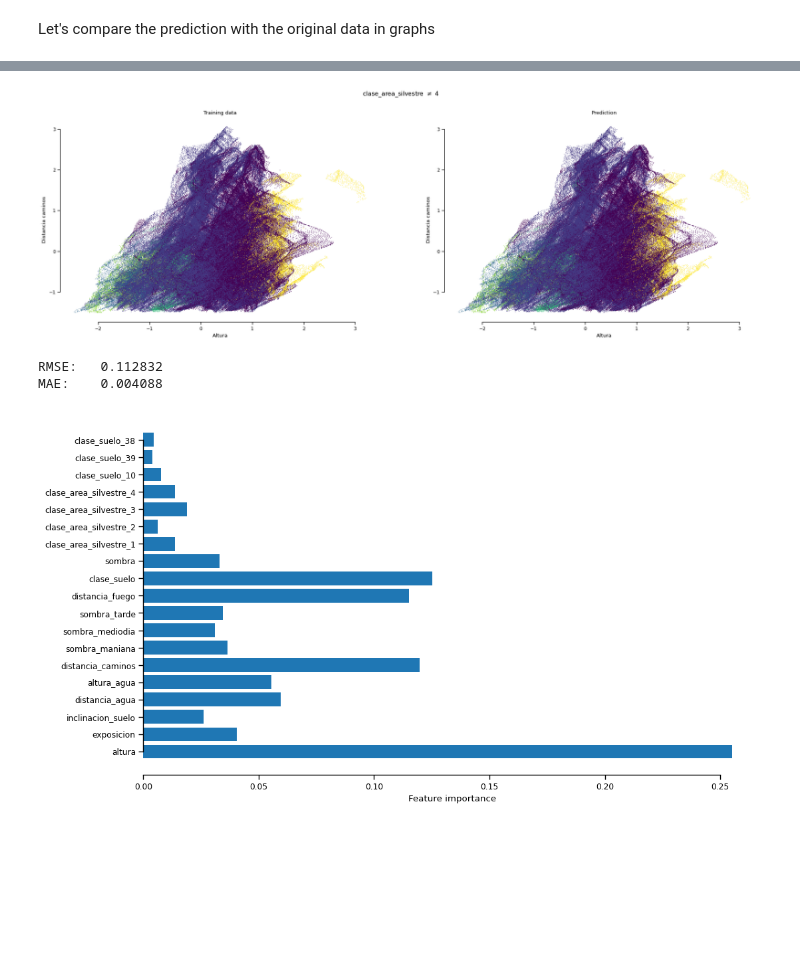
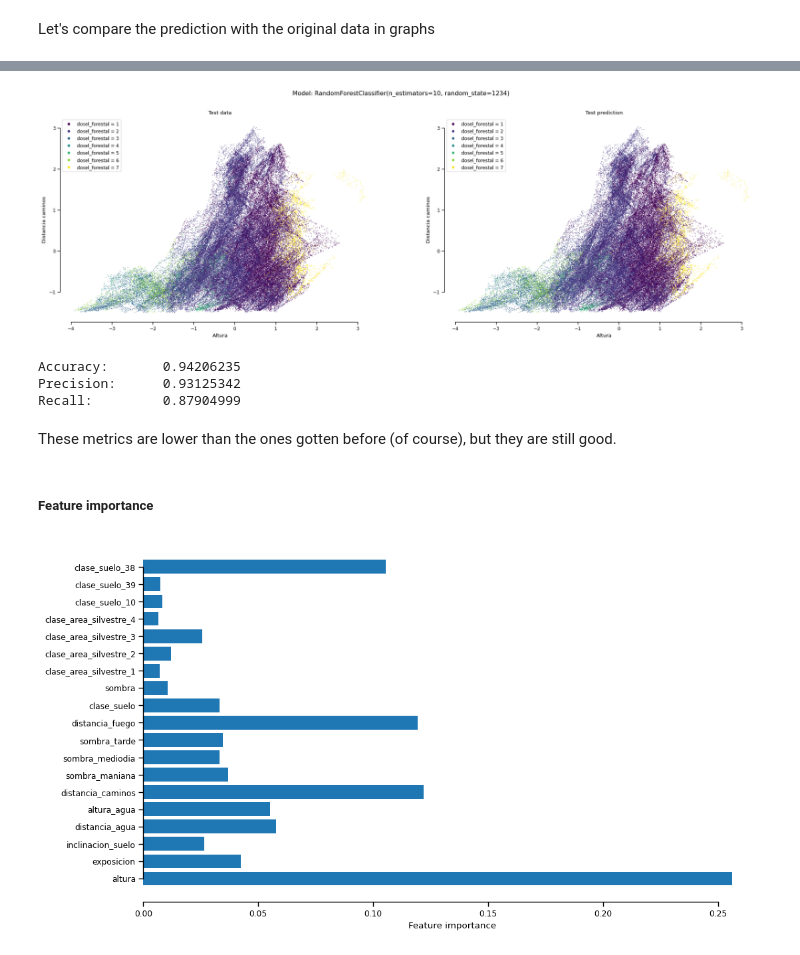
Before and after one commit to studentenherz/MLF_Vegetation, a Jupyter notebook: notebooks/model_training.ipynb, the cells around one changed output, grey strips where cells are left out. Cells and saved outputs as stored; diff of their text form; code cells hidden in the pictures; blank space fills up the shorter version.

```diff
--- a/notebooks/model_training.ipynb
+++ b/notebooks/model_training.ipynb
@@ -57,7 +57,8 @@ cat_features = [
 	'clase_area_silvestre_4',
 	'clase_suelo_10',
 	'clase_suelo_39',
-	'clase_suelo_38'
+	'clase_suelo_38',
+	'clase_suelo'
 	]
 
 num_data = data.drop(cat_features, axis=1)
@@ -116,38 +152,64 @@ sns.despine(trim=True)
+# %%
+from prep_data import preapare_data
+
+# Import testing set
+test_set = pd.read_pickle(os.path.join(DATA_SUBDIR, 'test.pkl'))
+
+# Prepare the testing set
+prep_test, test_target = preapare_data(test_set)
+# %%
+# Predict
+rf_test_prediction = rf_classifier.predict(prep_test)
 # %%
+from matplotlib import pyplot as plt
+
 idx_altura = 0; idx_inclinacion_suelo = 2; idx_distancia_caminos = 5; idx_sombra = 11; idx_clase_area_silvestre_4 = 15;
 
 
 fig = plt.figure(figsize=(24, 7))
-fig.suptitle("clase_area_silvestre $\\neq$ 4")
+fig.suptitle(f'Model: {rf_classifier}')
 sns.set_context("paper")
 
-mask = np.logical_not(prep_data.T[idx_clase_area_silvestre_4].astype('bool'))
+ax = fig.add_subplot(121, title="Test data")
+ax.scatter(prep_test.T[idx_altura], prep_test.T[idx_distancia_caminos], c=test_target, s=0.1)
 
-ax = fig.add_subplot(121, title="Training data")
-ax.scatter(prep_data.T[idx_altura][mask], prep_data.T[idx_distancia_caminos][mask], c=target[mask], s=0.1)
+# Legend handles
+lp = lambda i: plt.plot([],color=sc.cmap(sc.norm(i)), mec='none', label=f'dosel_forestal = {i:g}', ls='', marker='o')[0]
+handles = [lp(i) for i in np.unique(test_target)]
+plt.legend(handles=handles)
 
 ax.set_xlabel("Altura")
 ax.set_ylabel("Distancia caminos")
 
-ax = fig.add_subplot(122, title="Prediction")
-ax.scatter(prep_data.T[idx_altura][mask], prep_data.T[idx_distancia_caminos][mask], c=rf_prediction[mask], s=0.1)
+ax = fig.add_subplot(122, title="Test prediction")
+sc = ax.scatter(prep_test.T[idx_altura], prep_test.T[idx_distancia_caminos], c=rf_test_prediction, s=0.1)
+
+# Legend handles
+handles = [lp(i) for i in np.unique(rf_test_prediction)]
+plt.legend(handles=handles)
 
 ax.set_xlabel("Altura")
 ax.set_ylabel("Distancia caminos")
 
 sns.despine(trim=True)
 # %% [output]
-[figure, old version]
+[figure, new version]
-# %%
-from sklearn.metrics import mean_squared_error, mean_absolute_error
-
-rmse = np.sqrt(mean_squared_error(rf_prediction, target))
-mae = mean_absolute_error(rf_prediction, target)
-
-print(f'RMSE:\t{rmse:.6f}\nMAE:\t{mae:.6f}')
-# %% [output]
-RMSE:   0.112832
-MAE:    0.004088
+# %%
+from sklearn.metrics import accuracy_score, precision_score, recall_score
+
+tacc = accuracy_score(test_target.to_numpy(), rf_test_prediction)
+tprec = precision_score(test_target.to_numpy(), rf_test_prediction, average='macro')
+trec = recall_score(test_target.to_numpy(), rf_test_prediction, average='macro')
+
+print(f'Accuracy:\t{tacc:.8f}\nPrecision:\t{tprec:.8f}\nRecall:\t\t{trec:.8f}')
+# %% [output]
+Accuracy:       0.94206235
+Precision:      0.93125342
+Recall:         0.87904999
+# %% [markdown]
+These metrics are lower than the ones gotten before (of course), but they are still good.
+# %% [markdown]
+##### Feature importance
 # %%
 importances = rf_classifier.feature_importances_
 features = data.columns
@@ -159,4 +221,4 @@ ax.barh(features, importances)
 ax.set_xlabel('Feature importance')
 sns.despine(trim=True)
 # %% [output]
-[figure, old version]
+[figure, new version]
```
Also changed, not shown: parts of 22 cells of this notebook, 3 other files.
